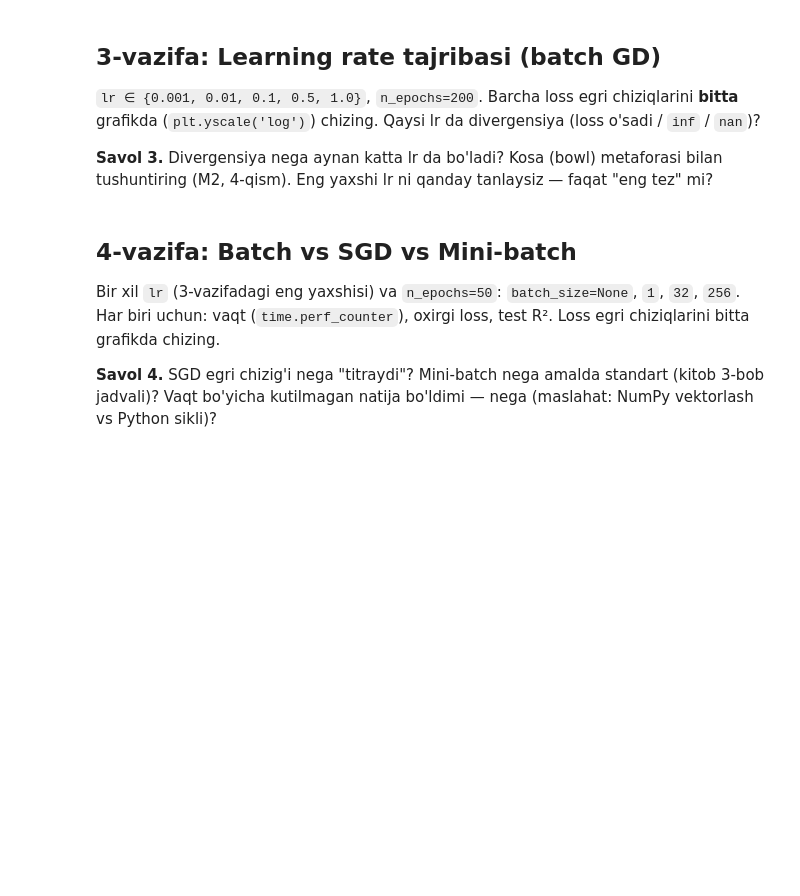
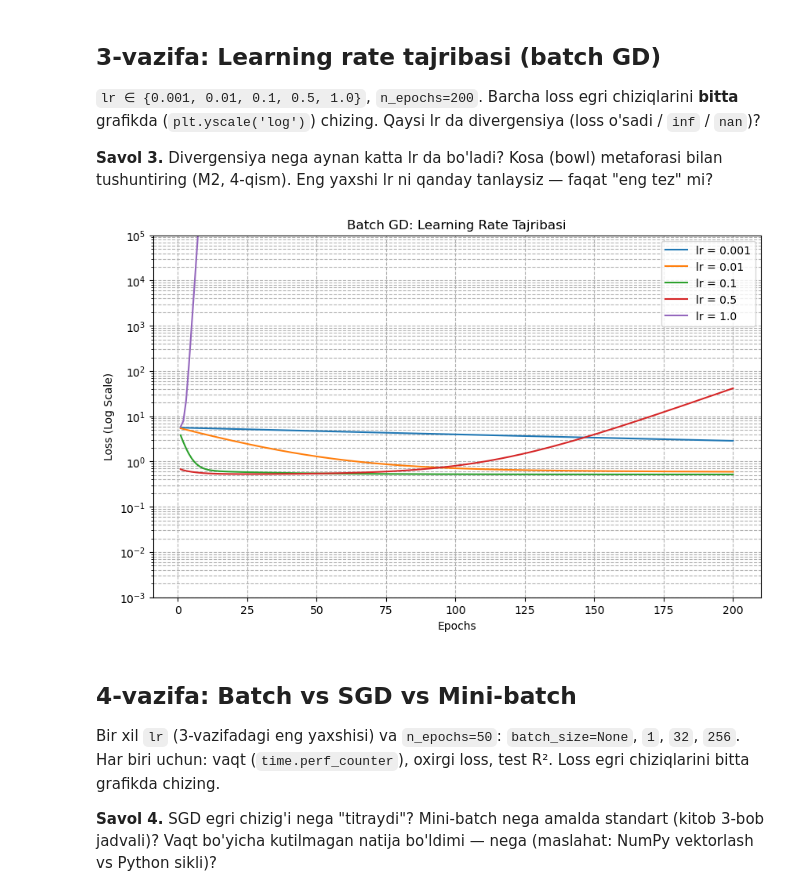
Before and after one commit to xamidovasadbekdev-arch/ml-learning-journal, a Jupyter notebook: Main/Projects_HW/P2_Gradient_Descent_California_UZ.ipynb, the cells around one changed output. Saved outputs shown, nothing was run; the diff lists cells and outputs as text; code cells hidden in the pictures; blank space fills up the shorter version.

Commit message:
Linear Regression from scratch with Gradient Descent project done

```diff
--- a/Main/Projects_HW/P2_Gradient_Descent_California_UZ.ipynb
+++ b/Main/Projects_HW/P2_Gradient_Descent_California_UZ.ipynb
@@ -134,7 +188,27 @@ class LinearRegressionGD:
 
 **Savol 3.** Divergensiya nega aynan katta lr da bo'ladi? Kosa (bowl) metaforasi bilan tushuntiring (M2, 4-qism). Eng yaxshi lr ni qanday tanlaysiz — faqat "eng tez" mi?
 # %%
-# TODO: 5 xil lr, loss_history grafigi, log-scale
+lrs = [0.001, 0.01, 0.1, 0.5, 1.0]
+n_epochs = 200
+
+plt.figure(figsize=(10, 6))
+
+for lr in lrs:
+    model = LinearRegressionGD(lr=lr, n_epochs=n_epochs, batch_size=None, seed=42)
+    model.fit(X_train_s, y_train)
+
+    plt.plot(range(1, n_epochs + 1), model.loss_history, label=f"lr = {lr}")
+
+plt.yscale('log')
+plt.ylim(1e-3, 1e5)  # Divergensiya chizig'i boshqa grafiklar ko'rinishini to'sib qo'ymasligi uchun
+plt.xlabel('Epochs')
+plt.ylabel('Loss (Log Scale)')
+plt.title('Batch GD: Learning Rate Tajribasi')
+plt.legend()
+plt.grid(True, which="both", ls="--")
+plt.show()
+# %% [output]
+[figure, added]
 # %% [markdown]
 ## 4-vazifa: Batch vs SGD vs Mini-batch
 Bir xil `lr` (3-vazifadagi eng yaxshisi) va `n_epochs=50`: `batch_size=None`, `1`, `32`, `256`. Har biri uchun: vaqt (`time.perf_counter`), oxirgi loss, test R². Loss egri chiziqlarini bitta grafikda chizing.
```
Also changed, not shown: parts of 7 cells of this notebook.
